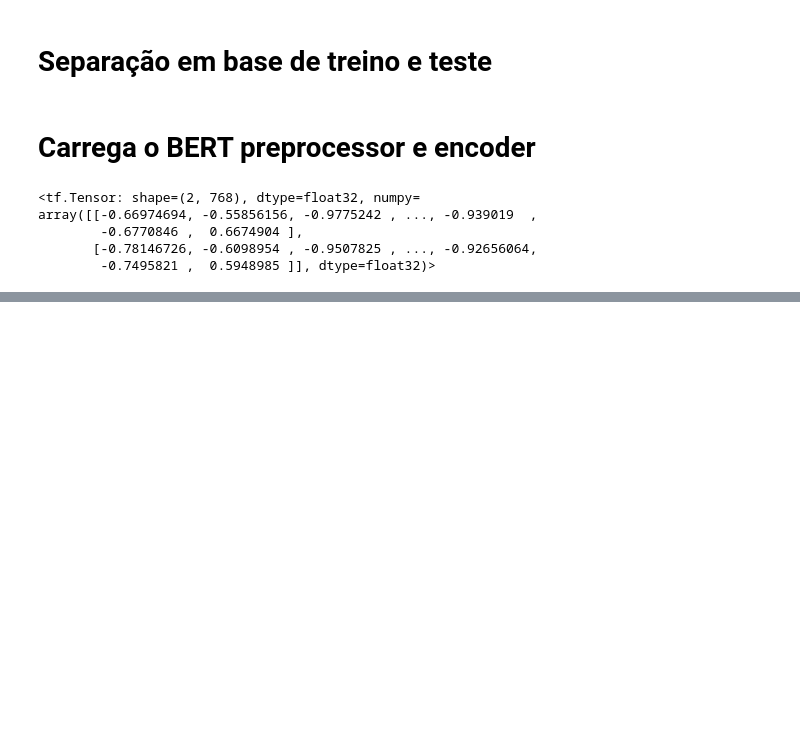
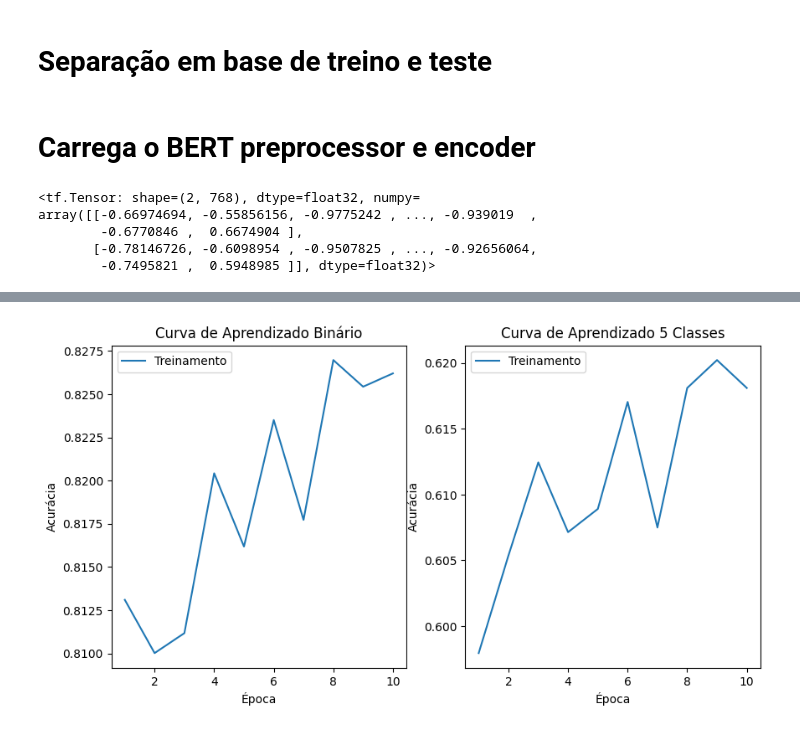
Before and after one commit to safreitas2000/ml-analytics-mvp, a Jupyter notebook: BERT_MVP_V05.ipynb, the cells around one changed output, grey strips where cells are left out. Saved outputs shown, nothing was run; the diff lists cells and outputs as text; code cells hidden in the pictures; blank space fills up the shorter version.

```diff
--- a/BERT_MVP_V05.ipynb
+++ b/BERT_MVP_V05.ipynb
@@ -182,0 +237,7 @@ model.fit(X_train,y_train,epochs=1)
+# %%
+#Converta os rótulos de classe em codificação one-hot
+t_train_adjusted = t_train - 1
+t_train_one_hot = tf.keras.utils.to_categorical(t_train_adjusted, num_classes=5)
+#print(t_train_one_hot)
+
+history_mult = model_mult.fit(R_train,t_train_one_hot,epochs=10)
@@ -183 +265,29 @@ model.fit(X_train,y_train,epochs=1)
+# %%
+import matplotlib.pyplot as plt
+
+# Criação da grade de subplots
+fig, axes = plt.subplots(1, 2, figsize=(10, 5))
+
+# Obtendo os scores de treinamento do histórico
+train_scores_mult = history_mult.history['accuracy']
+train_scores = history.history['accuracy']
+
+# Plotando a curva de aprendizado
+axes[0].plot(range(1, 11), train_scores, label='Treinamento')
+axes[0].set_xlabel('Época')
+axes[0].set_ylabel('Acurácia')
+axes[0].set_title('Curva de Aprendizado Binário')
+axes[0].legend()
+
+
+# Plotando a curva de aprendizado
+axes[1].plot(range(1, 11), train_scores_mult, label='Treinamento')
+axes[1].set_xlabel('Época')
+axes[1].set_ylabel('Acurácia')
+axes[1].set_title('Curva de Aprendizado 5 Classes')
+axes[1].legend()
+
+plt.show()
+# %% [output]
+[figure, added]
 # %%
```
Also changed, not shown: parts of 38 cells of this notebook.
